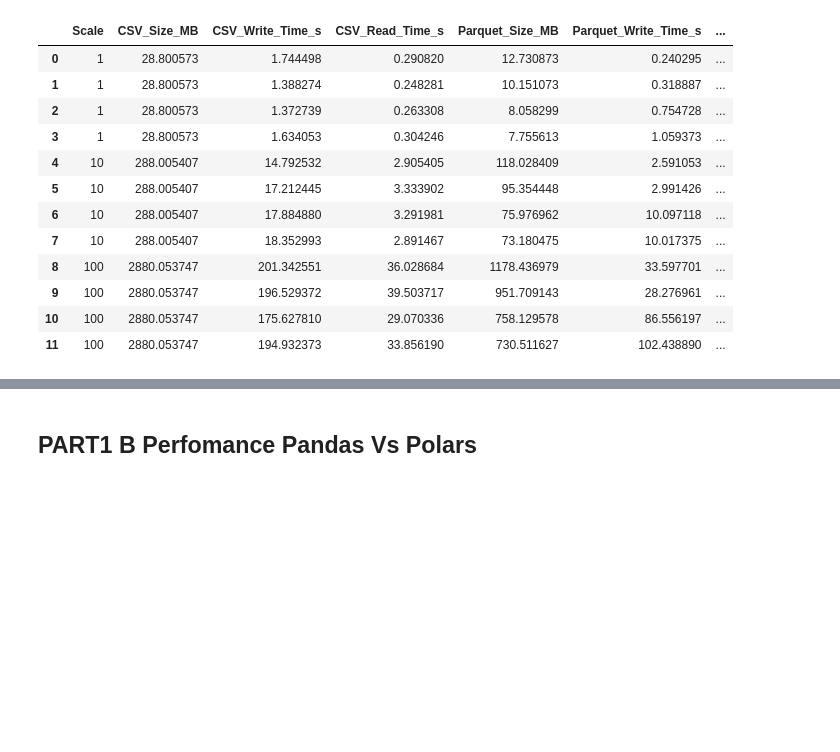
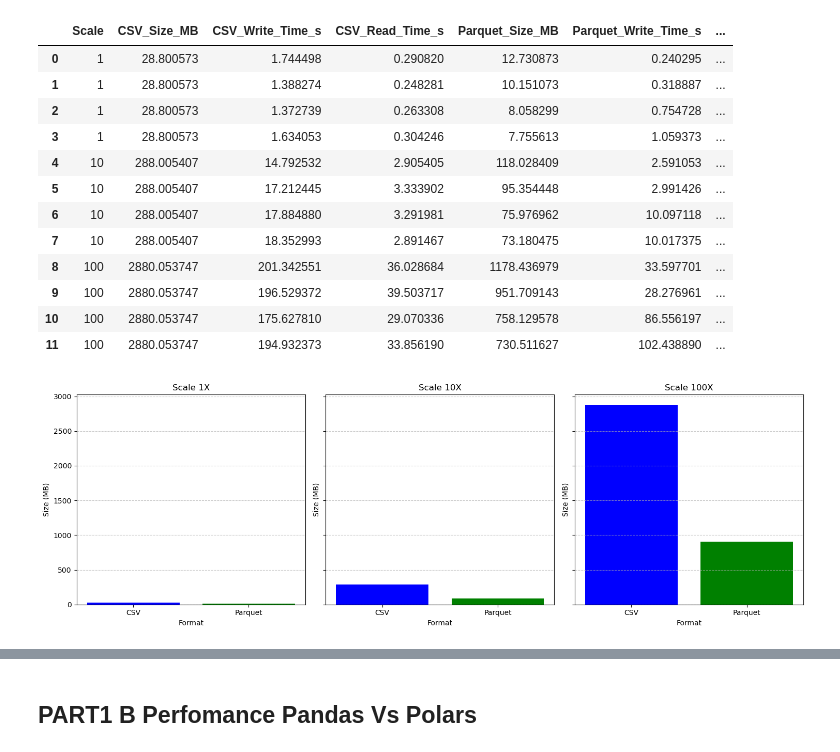
Before and after one commit to Carlos-Sibaja/Lab1, a Jupyter notebook: Lab1_Spl.ipynb, the cells around one changed output, grey strips where cells are left out. Saved outputs shown, nothing was run; the diff lists cells and outputs as text; code cells hidden in the pictures; blank space fills up the shorter version.

Commit message:
Add graph plotting functionality for benchmarking data and improve UI for variable selection

```diff
--- a/Lab1_Spl.ipynb
+++ b/Lab1_Spl.ipynb
@@ -145,6 +145,50 @@ display(results_df)
 | 9 | 100 | 2880.053747 | 196.529372 | 39.503717 | 951.709143 | 28.276961 | ... |
 | 10 | 100 | 2880.053747 | 175.627810 | 29.070336 | 758.129578 | 86.556197 | ... |
 | 11 | 100 | 2880.053747 | 194.932373 | 33.856190 | 730.511627 | 102.438890 | ... |
+# %%
+import pandas as pd
+import matplotlib.pyplot as plt
+import seaborn as sns
+
+# Load the original dataset
+df= pd.read_csv('benchmark_csv_parquet.csv')
+
+
+# Function to plot graphs
+def plot_graphs(variable):
+    fig, axes = plt.subplots(1, 3, figsize=(15, 5), sharey=True)
+    scales = [1, 10, 100]
+    titles = ["Scale 1X", "Scale 10X", "Scale 100X"]
+
+    for i, scale in enumerate(scales):
+        df_scale = df[df["Scale"] == scale]
+        x_labels = ["CSV", "Parquet"]
+
+        if variable == "Size":
+            values = [df_scale["CSV_Size_MB"].mean(), df_scale["Parquet_Size_MB"].mean()]
+            ylabel = "Size (MB)"
+        elif variable == "Read Time":
+            values = [df_scale["CSV_Read_Time_s"].mean(), df_scale["Parquet_Read_Time_s"].mean()]
+            ylabel = "Read Time (s)"
+        elif variable == "Write Time":
+            values = [df_scale["CSV_Write_Time_s"].mean(), df_scale["Parquet_Write_Time_s"].mean()]
+            ylabel = "Write Time (s)"
+        else:
+            raise ValueError("Invalid variable. Choose 'Size', 'Read Time', or 'Write Time'.")
+
+        axes[i].bar(x_labels, values, color=["blue", "green"])
+        axes[i].set_title(titles[i])
+        axes[i].set_ylabel(ylabel)
+        axes[i].set_xlabel("Format")
+        axes[i].grid(axis="y", linestyle="--", alpha=0.7)
+
+    plt.tight_layout()
+    plt.show()
+
+# Example usage: Choose the variable to visualize
+plot_graphs("Size")  # Change to "Read Time" or "Write Time" to see different metrics
+# %% [output]
+[figure, added]
 # %% [markdown]
 ## First Result
 
```
Also changed, not shown: 2 other files.
